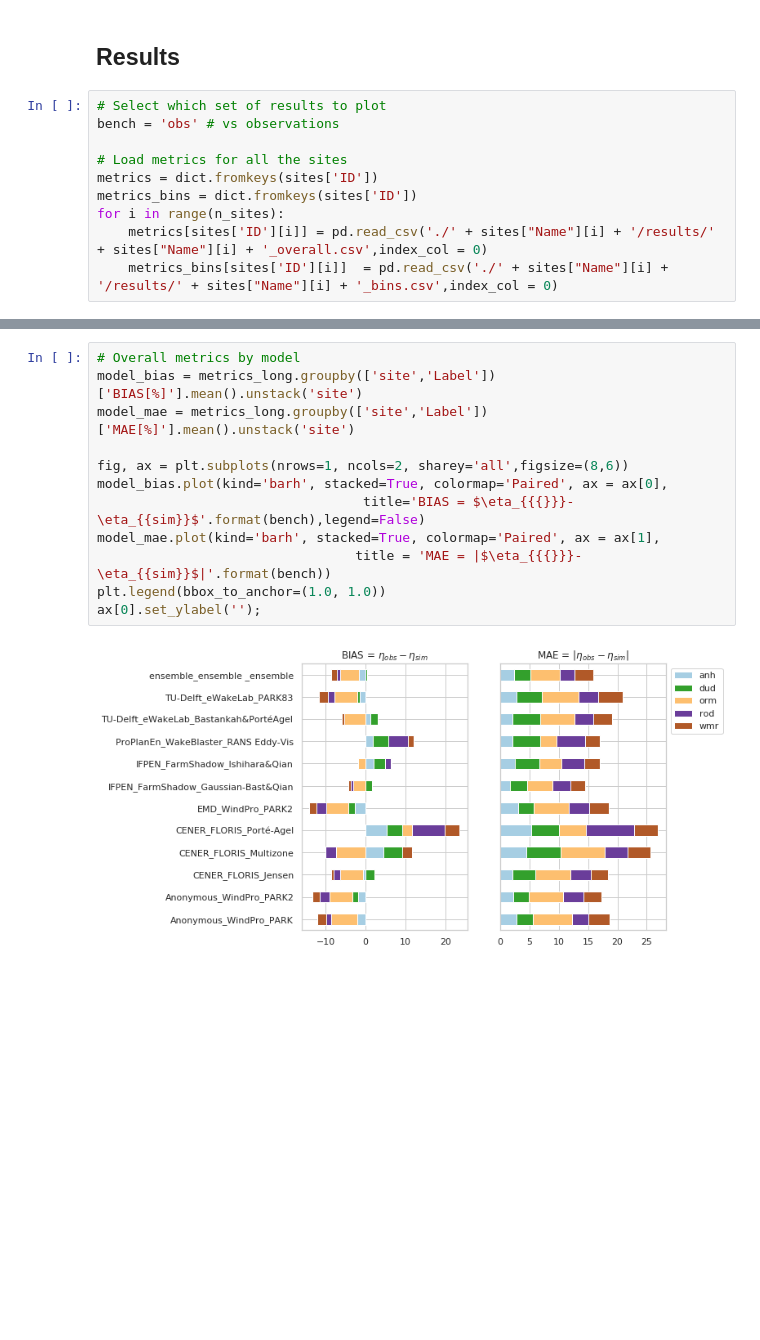
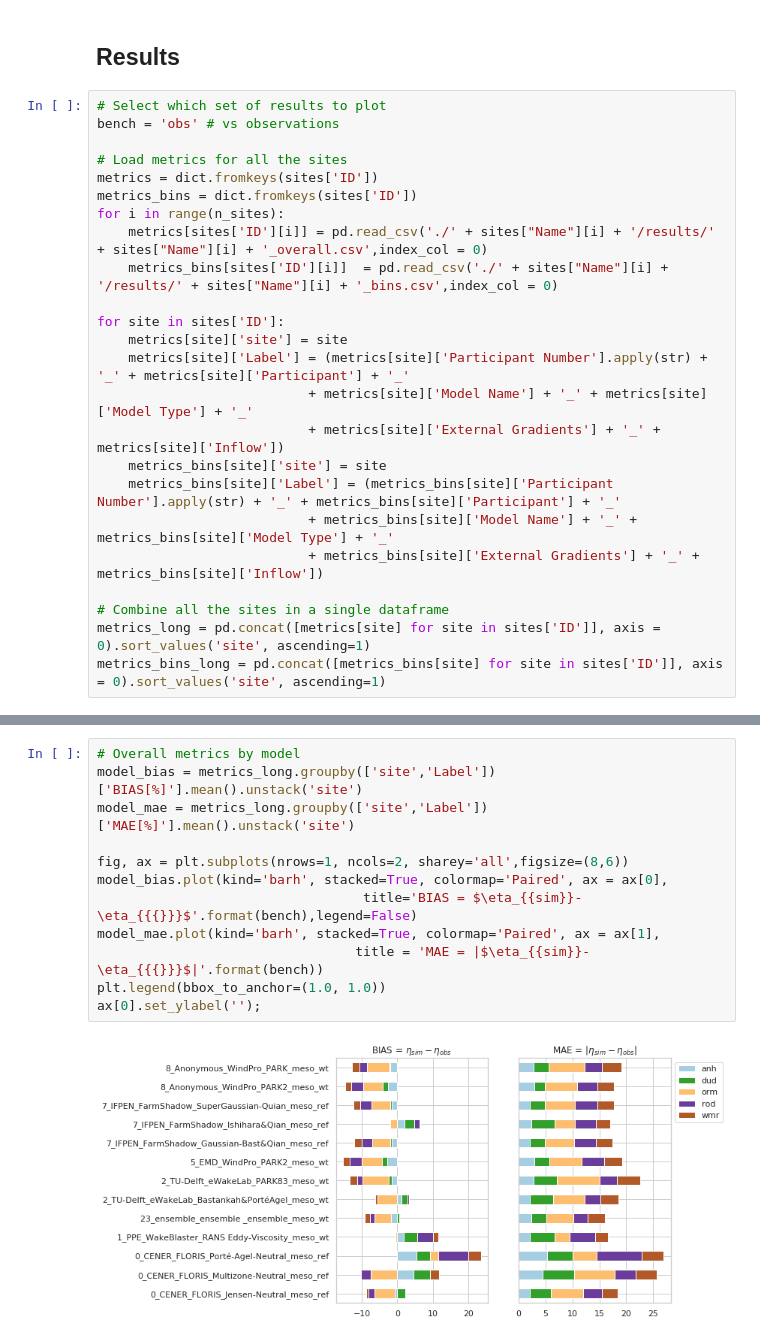
Before and after one commit to CENER-EPR/OWAbench, a Jupyter notebook: OWA_Wake_Modelling_Challenge.ipynb, the cells around one changed output, grey strips where cells are left out. Drawn from its saved outputs; the diff is of its cells as text; blank space fills up the shorter version.

Commit message:
Plot gradient function added

```diff
--- a/OWA_Wake_Modelling_Challenge.ipynb
+++ b/OWA_Wake_Modelling_Challenge.ipynb
@@ -60,3 +63,17 @@ metrics_bins = dict.fromkeys(sites['ID'])
 for i in range(n_sites):
     metrics[sites['ID'][i]] = pd.read_csv('./' + sites["Name"][i] + '/results/' + sites["Name"][i] + '_overall.csv',index_col = 0)
     metrics_bins[sites['ID'][i]]  = pd.read_csv('./' + sites["Name"][i] + '/results/' + sites["Name"][i] + '_bins.csv',index_col = 0)
+
+for site in sites['ID']:
+    metrics[site]['site'] = site
+    metrics[site]['Label'] = (metrics[site]['Participant Number'].apply(str) + '_' + metrics[site]['Participant'] + '_'
+                           + metrics[site]['Model Name'] + '_' + metrics[site]['Model Type'] + '_'
+                           + metrics[site]['External Gradients'] + '_' + metrics[site]['Inflow'])
+    metrics_bins[site]['site'] = site
+    metrics_bins[site]['Label'] = (metrics_bins[site]['Participant Number'].apply(str) + '_' + metrics_bins[site]['Participant'] + '_'
+                           + metrics_bins[site]['Model Name'] + '_' + metrics_bins[site]['Model Type'] + '_'
+                           + metrics_bins[site]['External Gradients'] + '_' + metrics_bins[site]['Inflow'])
+
+# Combine all the sites in a single dataframe
+metrics_long = pd.concat([metrics[site] for site in sites['ID']], axis = 0).sort_values('site', ascending=1)
+metrics_bins_long = pd.concat([metrics_bins[site] for site in sites['ID']], axis = 0).sort_values('site', ascending=1)
@@ -122,14 +123,14 @@ ax3.set_ylim(0,12);
 # %%
 # Overall metrics by model
 model_bias = metrics_long.groupby(['site','Label'])['BIAS[%]'].mean().unstack('site')
 model_mae = metrics_long.groupby(['site','Label'])['MAE[%]'].mean().unstack('site')
 
 fig, ax = plt.subplots(nrows=1, ncols=2, sharey='all',figsize=(8,6))
 model_bias.plot(kind='barh', stacked=True, colormap='Paired', ax = ax[0],
-                                  title='BIAS = $\eta_{{{}}}-\eta_{{sim}}$'.format(bench),legend=False)
+                                  title='BIAS = $\eta_{{sim}}-\eta_{{{}}}$'.format(bench),legend=False)
 model_mae.plot(kind='barh', stacked=True, colormap='Paired', ax = ax[1],
-                                 title = 'MAE = |$\eta_{{{}}}-\eta_{{sim}}$|'.format(bench))
+                                 title = 'MAE = |$\eta_{{sim}}-\eta_{{{}}}$|'.format(bench))
 plt.legend(bbox_to_anchor=(1.0, 1.0))
 ax[0].set_ylabel('');
 # %% [output]
-[figure, old version]
+[figure, new version]
```
Also changed, not shown: parts of 9 cells of this notebook, 8 other files.
